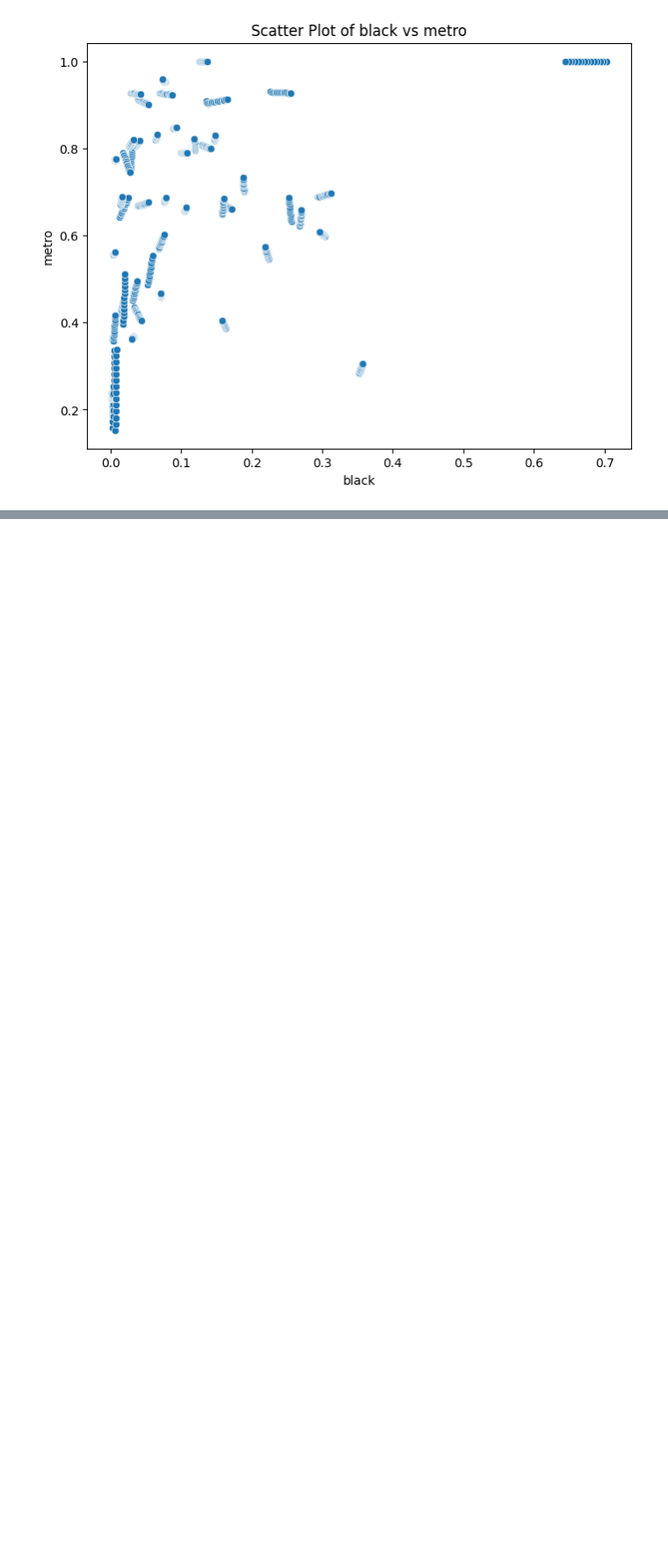
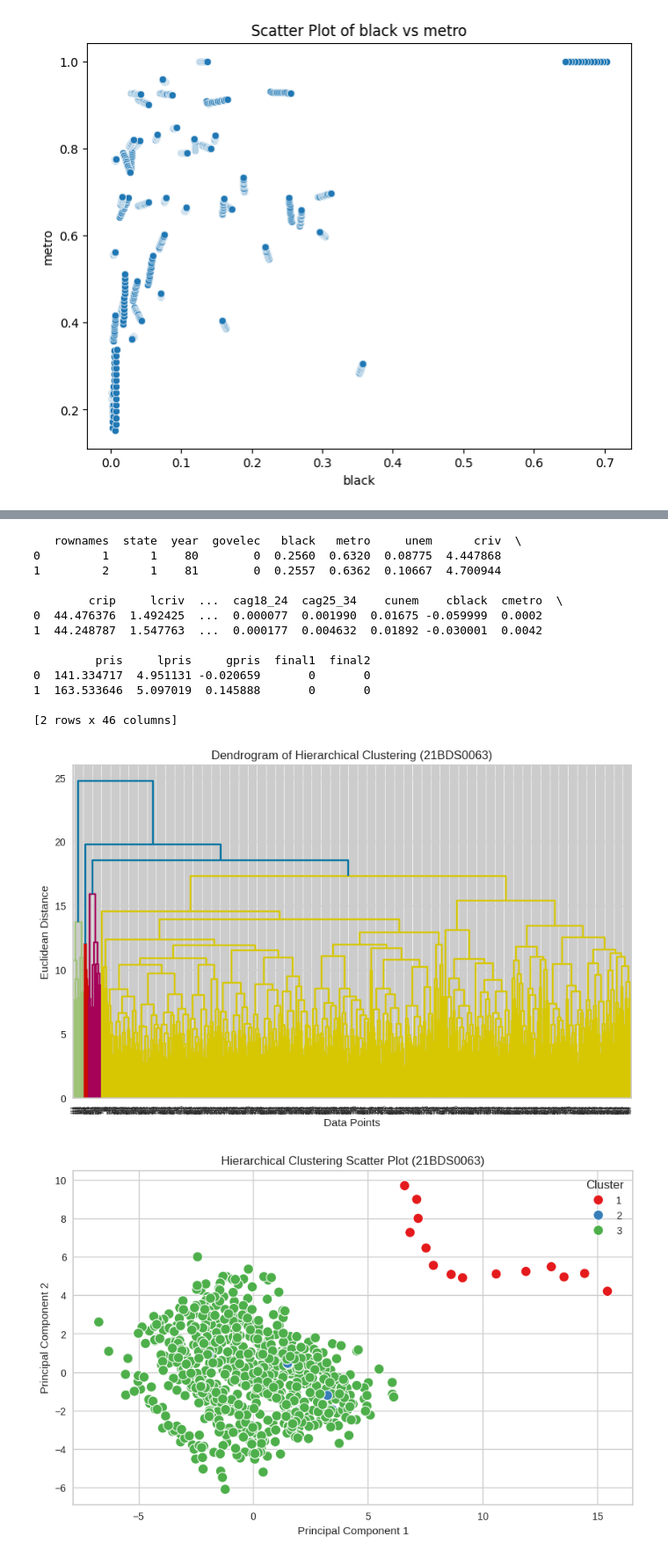
Before and after one commit to midhun2708/EDA-Th, a Jupyter notebook: 21BDS0063.ipynb, the cells around one changed output, grey strips where cells are left out. Shown at 88% size. Cells and saved outputs as stored; diff of their text form; code cells hidden in the pictures; blank space fills up the shorter version.

```diff
--- a/21BDS0063.ipynb
+++ b/21BDS0063.ipynb
@@ -603,0 +770,73 @@ plt.show()
+# %%
+
+# Hierarchical Clustering
+
+
+
+
+from sklearn.preprocessing import StandardScaler
+from sklearn.decomposition import PCA
+from scipy.cluster.hierarchy import linkage, dendrogram, fcluster
+from scipy.spatial.distance import pdist
+
+
+data = pd.read_csv('prison.csv')
+print(data.head(2))
+
+
+scaler = StandardScaler()
+dataNorm = pd.DataFrame(scaler.fit_transform(data), columns=data.columns)
+
+
+dist_matrix = pdist(dataNorm, metric='euclidean')
+
+
+hc_complete = linkage(dist_matrix, method='complete')
+
+# Plot the dendrogram
+plt.figure(figsize=(10, 6))
+dendrogram(hc_complete)
+plt.title("Dendrogram of Hierarchical Clustering (21BDS0063)")
+plt.xlabel("Data Points")
+plt.ylabel("Euclidean Distance")
+plt.grid(True)
+plt.show()
+
+
+k = 3
+clusters = fcluster(hc_complete, k, criterion='maxclust')
+
+
+dataNorm['Cluster'] = clusters
+
+
+pca = PCA(n_components=2)
+pca_result = pca.fit_transform(dataNorm.drop('Cluster', axis=1))
+dataNorm['PC1'] = pca_result[:, 0]
+dataNorm['PC2'] = pca_result[:, 1]
+
+
+plt.figure(figsize=(10, 6))
+sns.scatterplot(data=dataNorm, x='PC1', y='PC2', hue='Cluster', palette='Set1', s=100)
+plt.title("Hierarchical Clustering Scatter Plot (21BDS0063)")
+plt.xlabel("Principal Component 1")
+plt.ylabel("Principal Component 2")
+plt.legend(title='Cluster')
+plt.grid(True)
+plt.show()
+# %% [output]
+   rownames  state  year  govelec   black   metro     unem      criv  \
+0         1      1    80        0  0.2560  0.6320  0.08775  4.447868
+1         2      1    81        0  0.2557  0.6362  0.10667  4.700944
+
+        crip     lcriv  ...  cag18_24  cag25_34    cunem    cblack  cmetro  \
+0  44.476376  1.492425  ...  0.000077  0.001990  0.01675 -0.059999  0.0002
+1  44.248787  1.547763  ...  0.000177  0.004632  0.01892 -0.030001  0.0042
+
+         pris     lpris     gpris  final1  final2
+0  141.334717  4.951131 -0.020659       0       0
+1  163.533646  5.097019  0.145888       0       0
+
+[2 rows x 46 columns]
+[figure, added]
+[figure, added]
```
Also changed, not shown: parts of 15 cells of this notebook.
